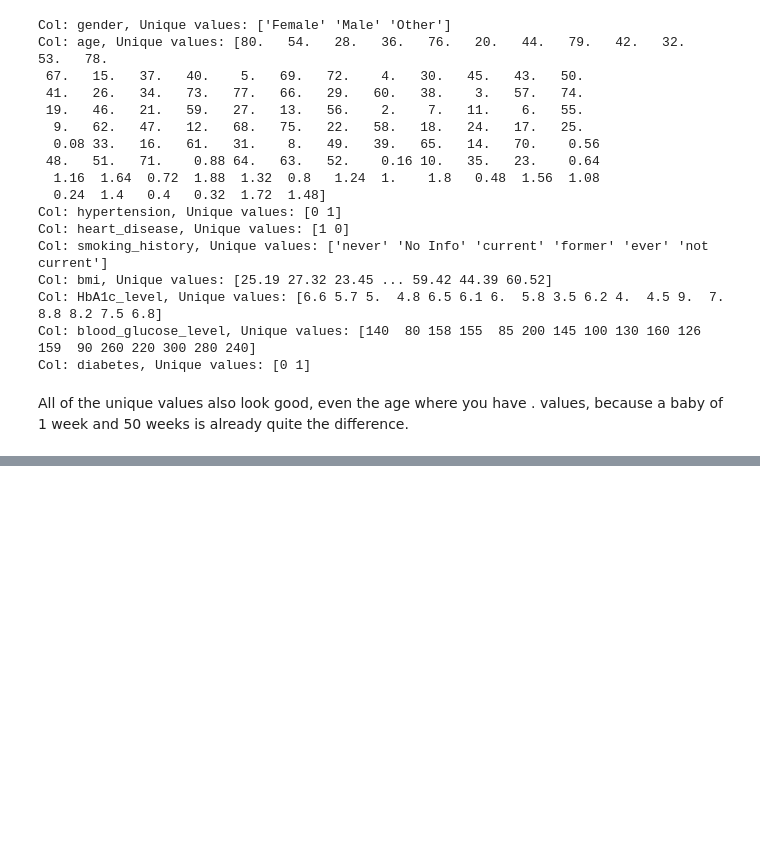
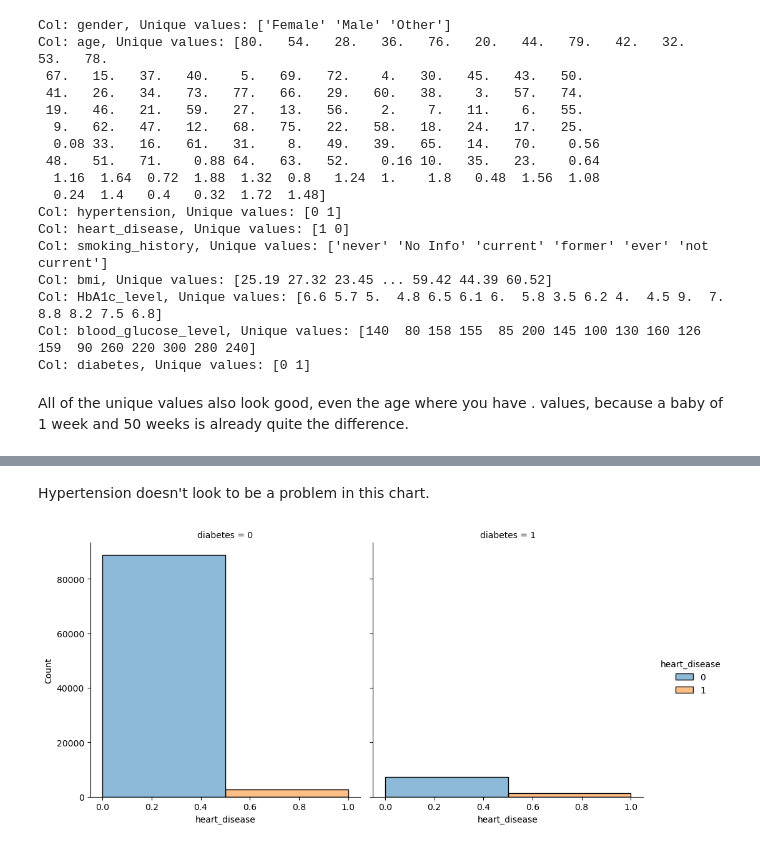
Before and after one commit to jarnoweemen/ML_Practice_Assignments, a Jupyter notebook: Practice 2/Practice 2 - Diabetes.ipynb, the cells around one changed output, grey strips where cells are left out. Saved outputs shown, nothing was run; the diff lists cells and outputs as text; code cells hidden in the pictures; blank space fills up the shorter version.

```diff
--- a/Practice 2/Practice 2 - Diabetes.ipynb
+++ b/Practice 2/Practice 2 - Diabetes.ipynb
@@ -88,0 +147,7 @@ Now that we know the data is ready for use, we can look at a couple of things:
+# %% [markdown]
+Hypertension doesn't look to be a problem in this chart.
+# %%
+sns.displot(data=df_diabetes, x="heart_disease", col="diabetes", bins=[0,0.5,1], hue="heart_disease")
+plt.show()
+# %% [output]
+[figure, added]
```
Also changed, not shown: parts of 63 cells of this notebook.
